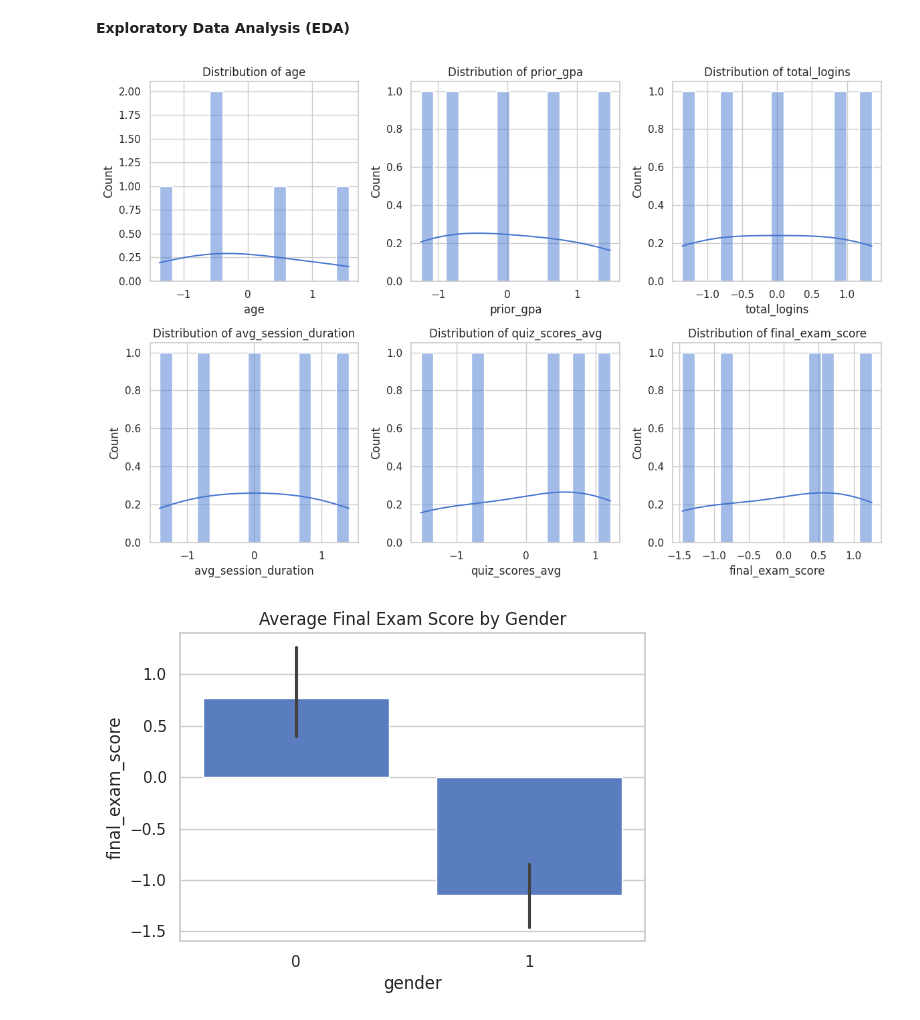
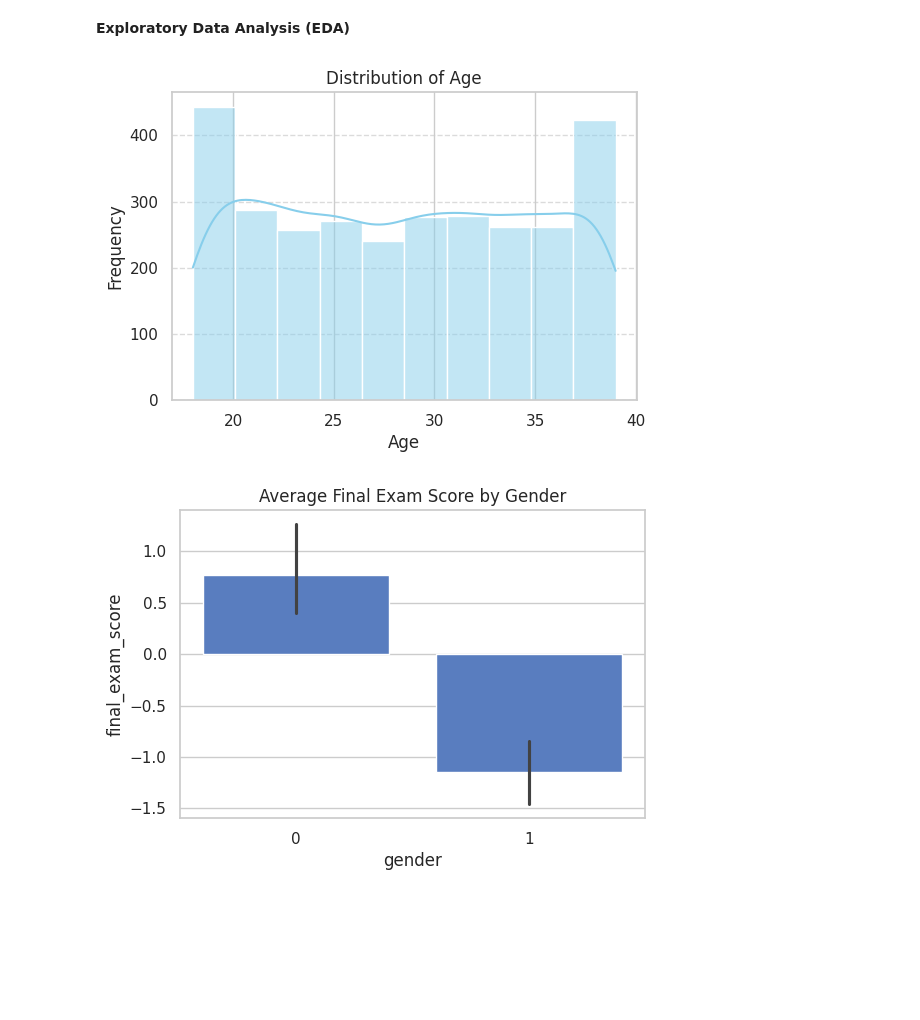
Before and after one commit to SamikshaBobade/Study-Track-AI-based-Student-Study-Habit-Recommender, a Jupyter notebook: Milestone 1/Milestone_EDA.ipynb, the cells around one changed output. Cells and saved outputs as stored; diff of their text form; code cells hidden in the pictures; blank space fills up the shorter version.

```diff
--- a/Milestone 1/Milestone_EDA.ipynb
+++ b/Milestone 1/Milestone_EDA.ipynb
@@ -390,19 +390,20 @@ import seaborn as sns
 
 # Set style
 sns.set(style="whitegrid", palette="muted")
-# %%
-#Value Distributions : Histogram
-numeric_cols = ['age', 'prior_gpa', 'total_logins', 'avg_session_duration', 'quiz_scores_avg', 'final_exam_score']
-
-plt.figure(figsize=(12,8))
-for i, col in enumerate(numeric_cols):
-    plt.subplot(2, 3, i+1)
-    sns.histplot(merged_df[col], bins=15, kde=True)
-    plt.title(f'Distribution of {col}')
-plt.tight_layout()
-plt.show()
-# %% [output]
-[figure, removed]
+# %%
+#Value Distributions : Histogram
+import matplotlib.pyplot as plt
+import seaborn as sns
+
+plt.figure(figsize=(6,4))
+sns.histplot(merged_df['age'], bins=10, kde=True, color='skyblue')
+plt.title('Distribution of Age')
+plt.xlabel('Age')
+plt.ylabel('Frequency')
+plt.grid(axis='y', linestyle='--', alpha=0.7)
+plt.show()
+# %% [output]
+[figure, added]
 # %%
 # Relationship Plots : Barplot
 plt.figure(figsize=(6,4))
```
